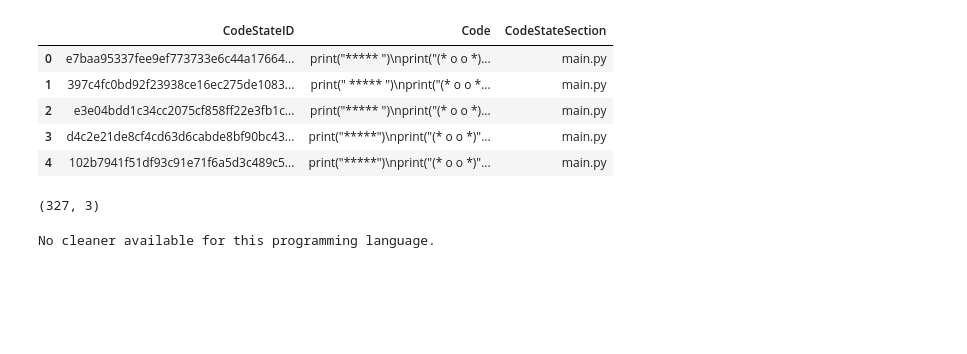
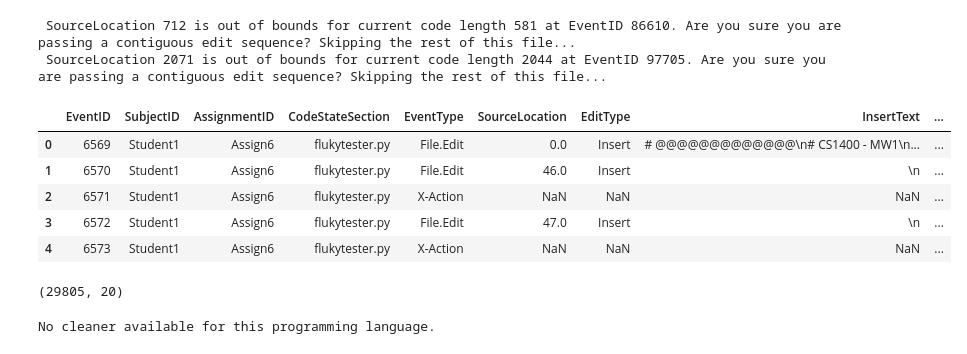
Before and after one commit to CSSPLICE/ProgSnapToolkit, a Jupyter notebook: src/progsnap2/examples/clustering.ipynb, the cells around one changed output. Saved outputs shown, nothing was run; the diff lists cells and outputs as text; code cells hidden in the pictures; blank space fills up the shorter version.

Commit message:
Hopefully got keystroke codestates working

```diff
--- a/src/progsnap2/examples/clustering.ipynb
+++ b/src/progsnap2/examples/clustering.ipynb
@@ -10,12 +10,13 @@ sys.path.insert(0, "../..")
 from progsnap2.spec.enums import MainTableColumns as Cols
 import pandas as pd
 # %%
-from progsnap2.datasets import cs1eng, codeworkout, codebench
+from progsnap2.datasets import cs1eng, codeworkout, codebench, edwards
 
 # Select a dataset by setting the config variable
 # config = cs1eng.S24
 # config = codeworkout.F19
-config = codebench.F24
+# config = codebench.F24
+config = edwards.F21
 
 
 dataset_name, dataset_semester = config.name.split('_')
@@ -23,7 +24,7 @@ dataset_root_dir = os.path.join('..', '..', '..', 'sample_data', dataset_name, d
 dataset = config.load(dataset_root_dir)
 # %%
 # Just get the first few thousand rows for testing and quicker loading
-sample_size = 10000
+sample_size = 100000
 main_table_sample = dataset.get_main_table_head(sample_size)
 # main_table_sample
 # %%
@@ -39,3 +40,4 @@ problem_subset[Cols.SubjectID].nunique()
 # %%
-rows_with_codestate_ids = problem_subset[problem_subset[Cols.CodeStateID].notna()]
-rows_with_codestate_ids
+if not config.name.startswith('edwards'):
+    problem_subset = problem_subset[problem_subset[Cols.CodeStateID].notna()]
+    problem_subset
@@ -56,17 +56,19 @@ rows_with_codestate_ids
 # %%
-problem_codestates = dataset.get_codestates(rows_with_codestate_ids)
+problem_codestates = dataset.get_codestates(problem_subset)
 problem_codestates.head()
 # %% [output]
+ SourceLocation 712 is out of bounds for current code length 581 at EventID 86610. Are you sure you are passing a contiguous edit sequence? Skipping the rest of this file...
+ SourceLocation 2071 is out of bounds for current code length 2044 at EventID 97705. Are you sure you are passing a contiguous edit sequence? Skipping the rest of this file...
-|  | CodeStateID | Code | CodeStateSection |
-| 0 | e7baa95337fee9ef773733e6c44a17664... | print("***** ")\nprint("(* o o *)... | main.py |
-| 1 | 397c4fc0bd92f23938ce16ec275de1083... | print(" ***** ")\nprint("(* o o *... | main.py |
-| 2 | e3e04bdd1c34cc2075cf858ff22e3fb1c... | print("***** ")\nprint("(* o o *)... | main.py |
-| 3 | d4c2e21de8cf4cd63d6cabde8bf90bc43... | print("*****")\nprint("(* o o *)"... | main.py |
-| 4 | 102b7941f51df93c91e71f6a5d3c489c5... | print("*****")\nprint("(* o o *)"... | main.py |
+|  | EventID | SubjectID | AssignmentID | CodeStateSection | EventType | SourceLocation | EditType | InsertText | ... |
+| 0 | 6569 | Student1 | Assign6 | flukytester.py | File.Edit | 0.0 | Insert | # @@@@@@@@@@@@@\n# CS1400 - MW1\n... | ... |
+| 1 | 6570 | Student1 | Assign6 | flukytester.py | File.Edit | 46.0 | Insert | \n | ... |
+| 2 | 6571 | Student1 | Assign6 | flukytester.py | X-Action | NaN | NaN | NaN | ... |
+| 3 | 6572 | Student1 | Assign6 | flukytester.py | File.Edit | 47.0 | Insert | \n | ... |
+| 4 | 6573 | Student1 | Assign6 | flukytester.py | X-Action | NaN | NaN | NaN | ... |
 # %%
 problem_codestates.shape
 # %% [output]
-(327, 3)
+(29805, 20)
 # %%
 logs_with_code = pd.merge(
     problem_subset,
```
Also changed, not shown: parts of 4 cells of this notebook, 2 other files.
